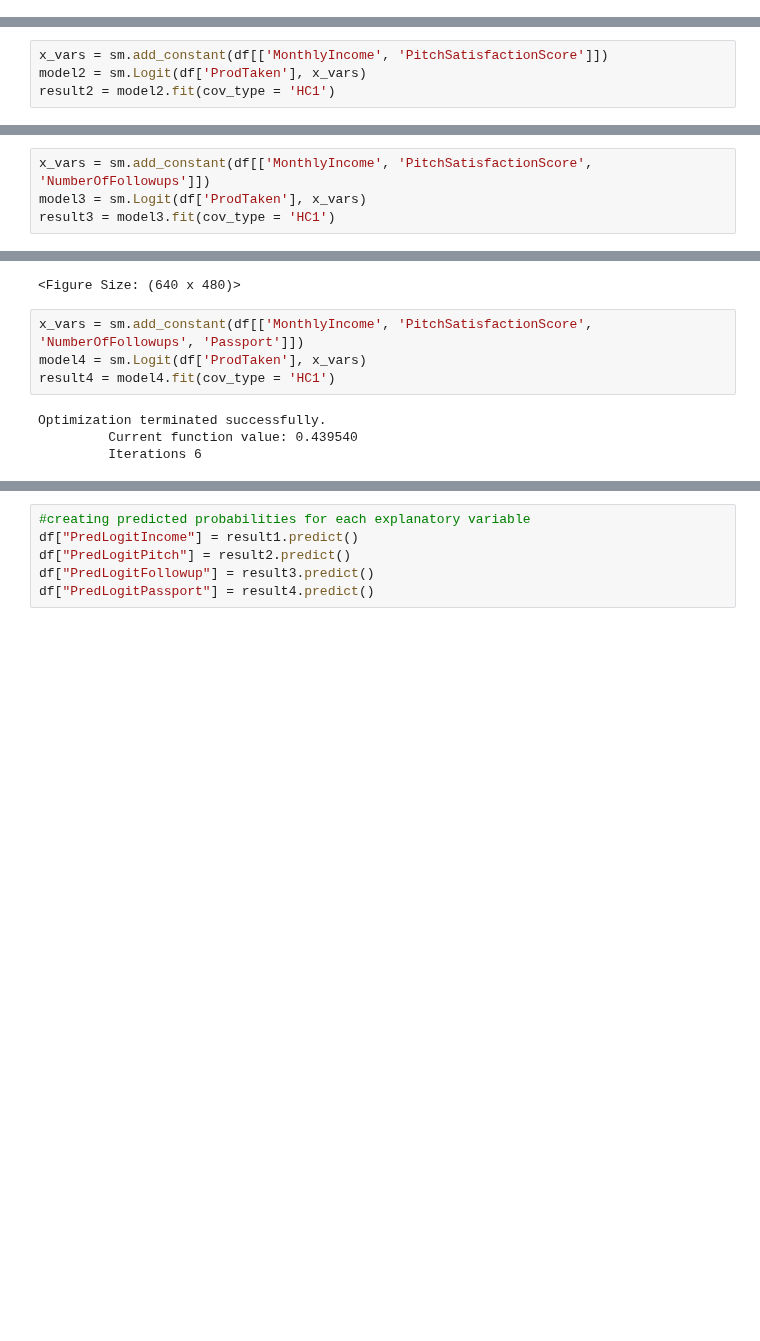
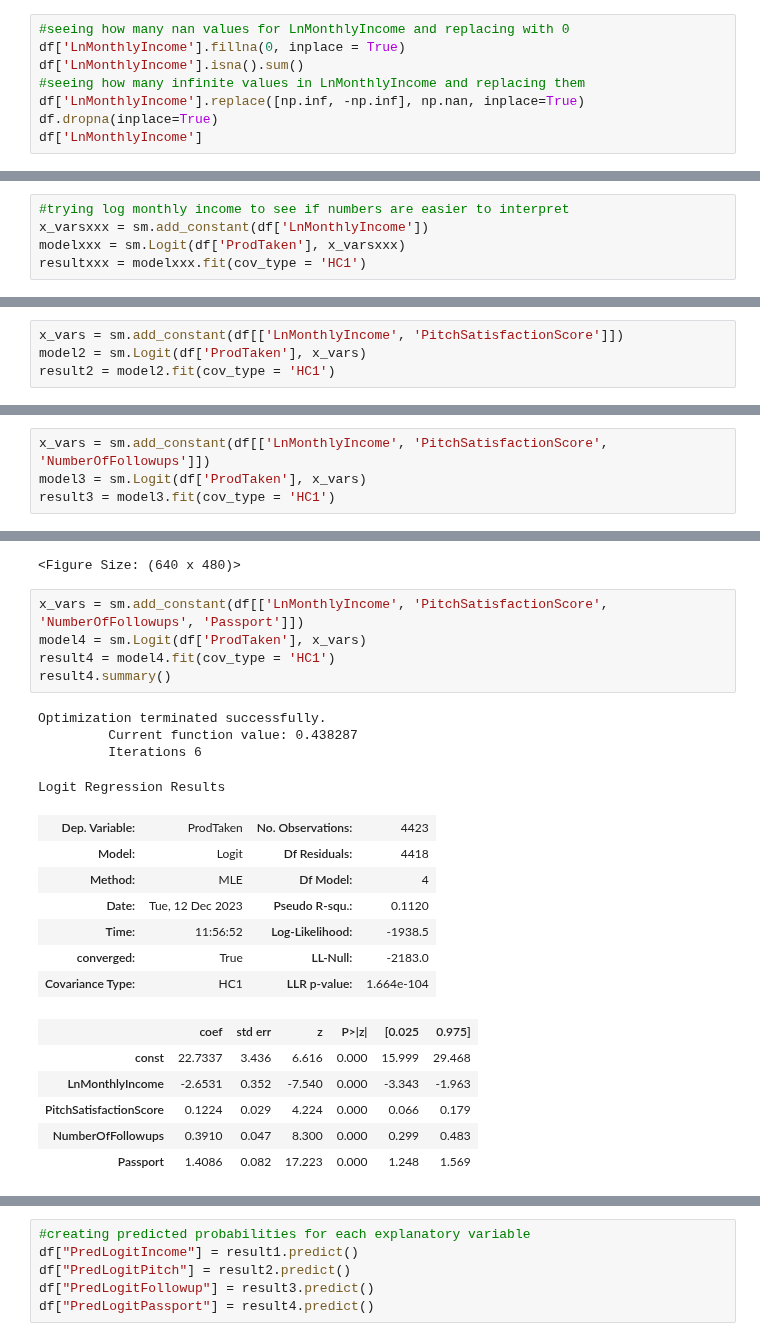
Before and after one commit to corinne167225/DataAnalysis2, a Jupyter notebook: Final_Project/Final_Project.ipynb, the cells around one changed output, grey strips where cells are left out. Cells and saved outputs as stored; diff of their text form; blank space fills up the shorter version.

Commit message:
added marginal effects interpretations and ln monthly income

```diff
--- a/Final_Project/Final_Project.ipynb
+++ b/Final_Project/Final_Project.ipynb
@@ -179,0 +158,8 @@ ValueError: array must not contain infs or NaNs
+# %%
+#seeing how many nan values for LnMonthlyIncome and replacing with 0
+df['LnMonthlyIncome'].fillna(0, inplace = True)
+df['LnMonthlyIncome'].isna().sum()
+#seeing how many infinite values in LnMonthlyIncome and replacing them
+df['LnMonthlyIncome'].replace([np.inf, -np.inf], np.nan, inplace=True)
+df.dropna(inplace=True)
+df['LnMonthlyIncome']
@@ -179,0 +179,5 @@ ValueError: array must not contain infs or NaNs
+# %%
+#trying log monthly income to see if numbers are easier to interpret
+x_varsxxx = sm.add_constant(df['LnMonthlyIncome'])
+modelxxx = sm.Logit(df['ProdTaken'], x_varsxxx)
+resultxxx = modelxxx.fit(cov_type = 'HC1')
@@ -201,7 +227,7 @@ ProdTaken
 1     920
 Name: count, dtype: int64
 # %%
-x_vars = sm.add_constant(df[['MonthlyIncome', 'PitchSatisfactionScore']])
+x_vars = sm.add_constant(df[['LnMonthlyIncome', 'PitchSatisfactionScore']])
 model2 = sm.Logit(df['ProdTaken'], x_vars)
 result2 = model2.fit(cov_type = 'HC1')
 # %% [output]
@@ -242,7 +273,7 @@ group_bar2
 [figure]
 <Figure Size: (640 x 480)>
 # %%
-x_vars = sm.add_constant(df[['MonthlyIncome', 'PitchSatisfactionScore', 'NumberOfFollowups']])
+x_vars = sm.add_constant(df[['LnMonthlyIncome', 'PitchSatisfactionScore', 'NumberOfFollowups']])
 model3 = sm.Logit(df['ProdTaken'], x_vars)
 result3 = model3.fit(cov_type = 'HC1')
 # %% [output]
@@ -281,13 +318,28 @@ group_bar3
 [figure]
 <Figure Size: (640 x 480)>
 # %%
-x_vars = sm.add_constant(df[['MonthlyIncome', 'PitchSatisfactionScore', 'NumberOfFollowups', 'Passport']])
+x_vars = sm.add_constant(df[['LnMonthlyIncome', 'PitchSatisfactionScore', 'NumberOfFollowups', 'Passport']])
 model4 = sm.Logit(df['ProdTaken'], x_vars)
 result4 = model4.fit(cov_type = 'HC1')
+result4.summary()
 # %% [output]
 Optimization terminated successfully.
-         Current function value: 0.439540
+         Current function value: 0.438287
          Iterations 6
+Logit Regression Results
+| Dep. Variable: | ProdTaken | No. Observations: | 4423 |
+| Model: | Logit | Df Residuals: | 4418 |
+| Method: | MLE | Df Model: | 4 |
+| Date: | Tue, 12 Dec 2023 | Pseudo R-squ.: | 0.1120 |
+| Time: | 11:56:52 | Log-Likelihood: | -1938.5 |
+| converged: | True | LL-Null: | -2183.0 |
+| Covariance Type: | HC1 | LLR p-value: | 1.664e-104 |
+|  | coef | std err | z | P>|z| | [0.025 | 0.975] |
+| const | 22.7337 | 3.436 | 6.616 | 0.000 | 15.999 | 29.468 |
+| LnMonthlyIncome | -2.6531 | 0.352 | -7.540 | 0.000 | -3.343 | -1.963 |
+| PitchSatisfactionScore | 0.1224 | 0.029 | 4.224 | 0.000 | 0.066 | 0.179 |
+| NumberOfFollowups | 0.3910 | 0.047 | 8.300 | 0.000 | 0.299 | 0.483 |
+| Passport | 1.4086 | 0.082 | 17.223 | 0.000 | 1.248 | 1.569 |
 # %%
 marginal_effects4 = result4.get_margeff()
 print(marginal_effects4.summary())
```
Also changed, not shown: parts of 19 cells of this notebook.
